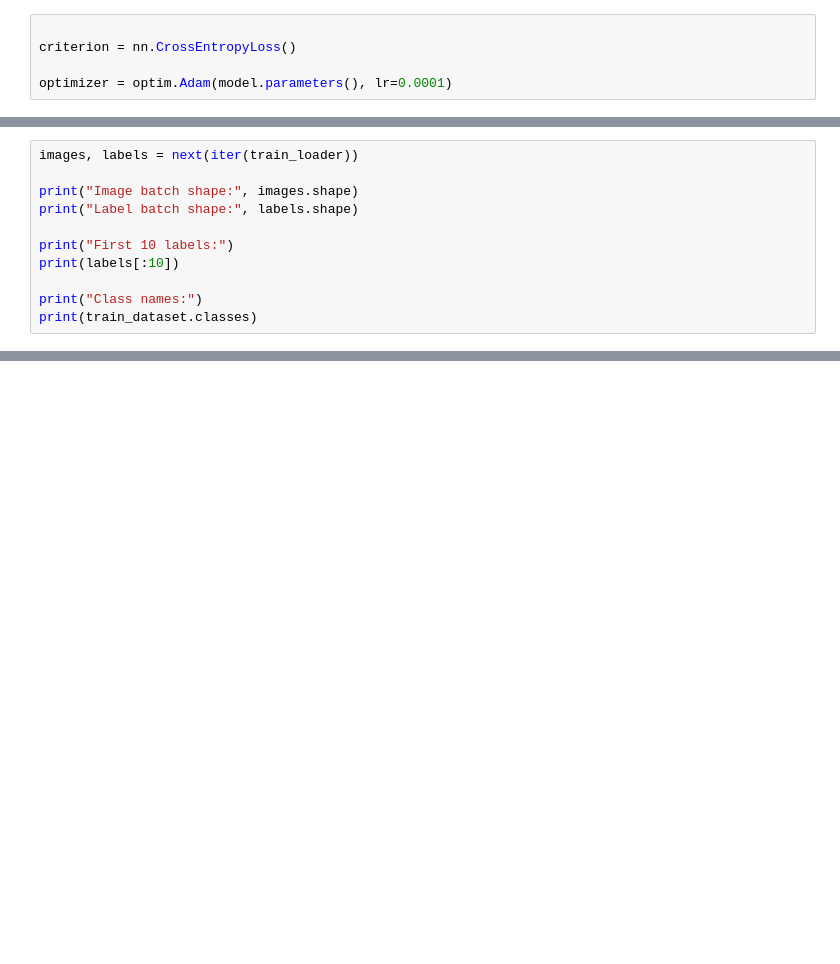
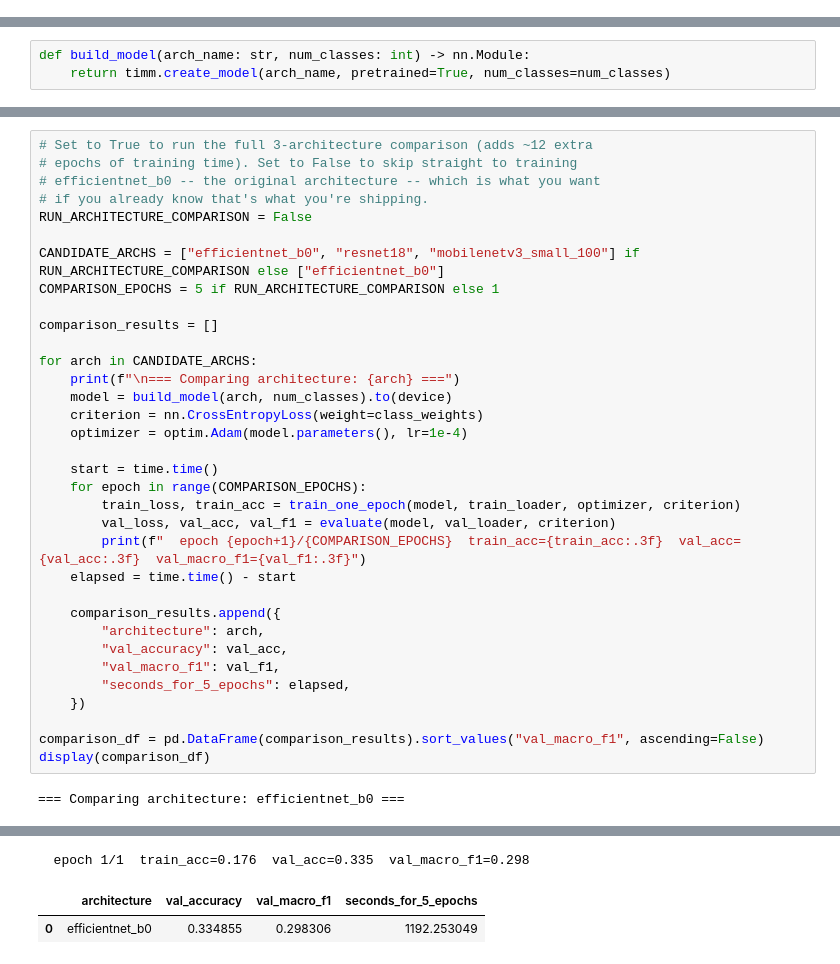
Before and after one commit to Ananya2029/art-style-classifier, a Jupyter notebook: notebook/modelling.ipynb, the cells around one changed output, grey strips where cells are left out. Drawn from its saved outputs; the diff is of its cells as text; blank space fills up the shorter version.

```diff
--- a/notebook/modelling.ipynb
+++ b/notebook/modelling.ipynb
@@ -139,5 +0,0 @@ example_out.shape
-# %%
-
-criterion = nn.CrossEntropyLoss()
-
-optimizer = optim.Adam(model.parameters(), lr=0.0001)
@@ -201,11 +0,0 @@ print("Test batches:", len(test_loader))
-# %%
-images, labels = next(iter(train_loader))
-
-print("Image batch shape:", images.shape)
-print("Label batch shape:", labels.shape)
-
-print("First 10 labels:")
-print(labels[:10])
-
-print("Class names:")
-print(train_dataset.classes)
@@ -359,0 +245,3 @@ print("Model saved successfully!")
+# %%
+def build_model(arch_name: str, num_classes: int) -> nn.Module:
+    return timm.create_model(arch_name, pretrained=True, num_classes=num_classes)
@@ -359,0 +286,36 @@ print("Model saved successfully!")
+# %%
+# Set to True to run the full 3-architecture comparison (adds ~12 extra
+# epochs of training time). Set to False to skip straight to training
+# efficientnet_b0 -- the original architecture -- which is what you want
+# if you already know that's what you're shipping.
+RUN_ARCHITECTURE_COMPARISON = False
+
+CANDIDATE_ARCHS = ["efficientnet_b0", "resnet18", "mobilenetv3_small_100"] if RUN_ARCHITECTURE_COMPARISON else ["efficientnet_b0"]
+COMPARISON_EPOCHS = 5 if RUN_ARCHITECTURE_COMPARISON else 1
+
+comparison_results = []
+
+for arch in CANDIDATE_ARCHS:
+    print(f"\n=== Comparing architecture: {arch} ===")
+    model = build_model(arch, num_classes).to(device)
+    criterion = nn.CrossEntropyLoss(weight=class_weights)
+    optimizer = optim.Adam(model.parameters(), lr=1e-4)
+
+    start = time.time()
+    for epoch in range(COMPARISON_EPOCHS):
+        train_loss, train_acc = train_one_epoch(model, train_loader, optimizer, criterion)
+        val_loss, val_acc, val_f1 = evaluate(model, val_loader, criterion)
+        print(f"  epoch {epoch+1}/{COMPARISON_EPOCHS}  train_acc={train_acc:.3f}  val_acc={val_acc:.3f}  val_macro_f1={val_f1:.3f}")
+    elapsed = time.time() - start
+
+    comparison_results.append({
+        "architecture": arch,
+        "val_accuracy": val_acc,
+        "val_macro_f1": val_f1,
+        "seconds_for_5_epochs": elapsed,
+    })
+
+comparison_df = pd.DataFrame(comparison_results).sort_values("val_macro_f1", ascending=False)
+display(comparison_df)
+# %% [output]
+=== Comparing architecture: efficientnet_b0 ===
@@ -359,0 +323,3 @@ print("Model saved successfully!")
+  epoch 1/1  train_acc=0.176  val_acc=0.335  val_macro_f1=0.298
+|  | architecture | val_accuracy | val_macro_f1 | seconds_for_5_epochs |
+| 0 | efficientnet_b0 | 0.334855 | 0.298306 | 1192.253049 |
```
Also changed, not shown: parts of 47 cells of this notebook, 15 other files.
